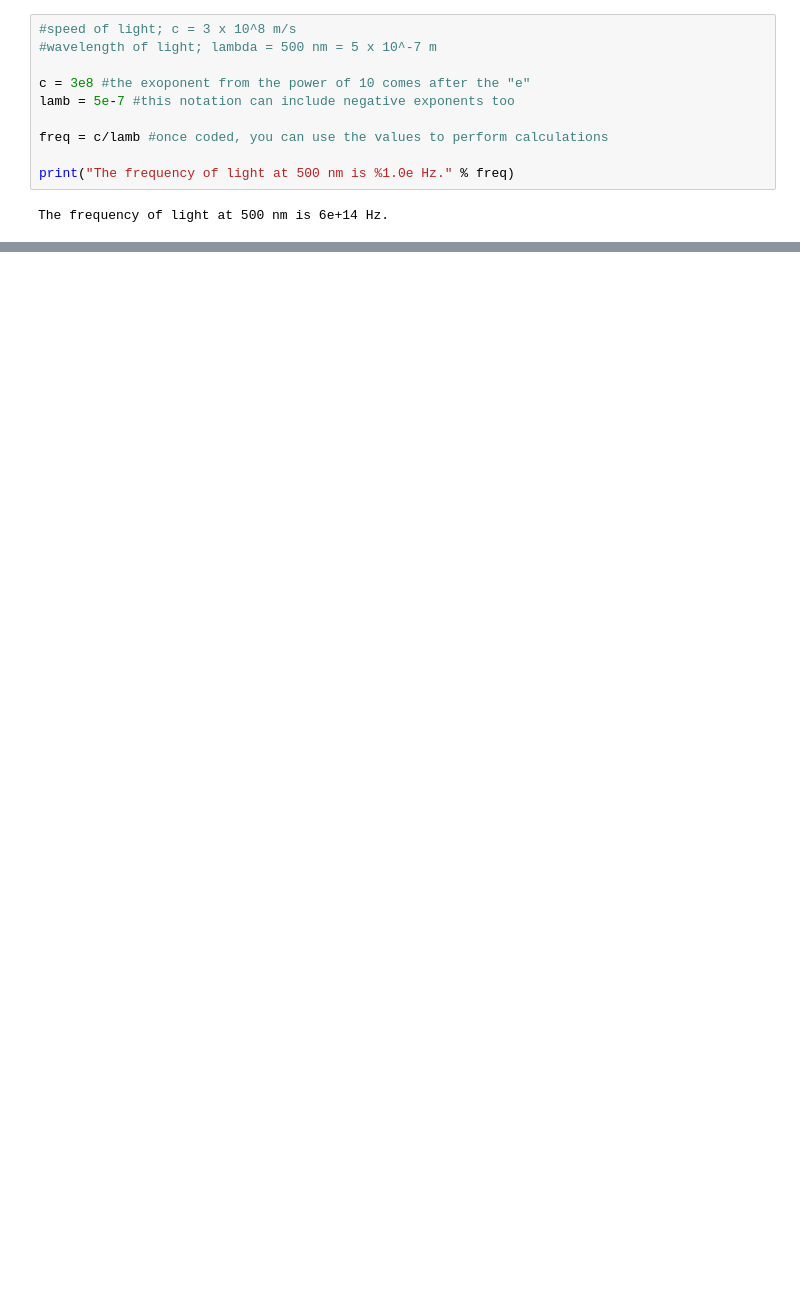
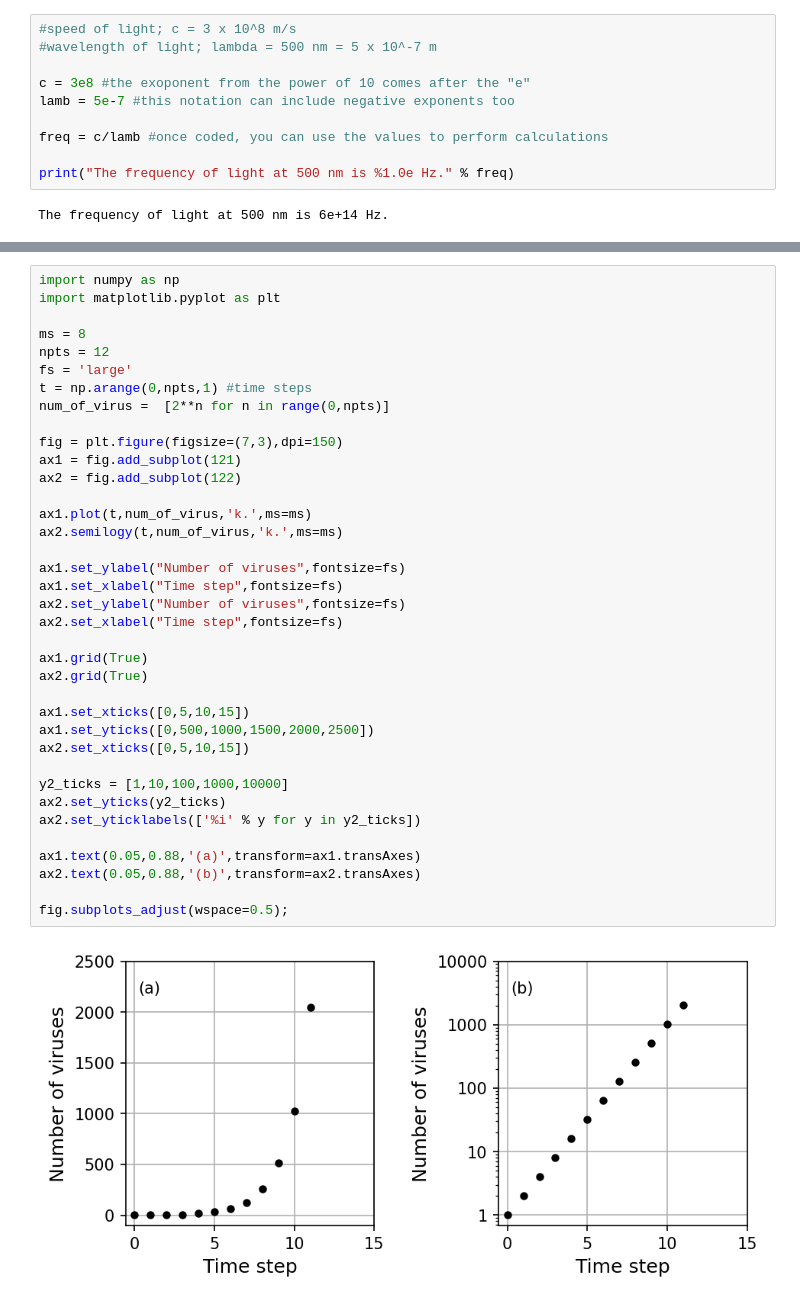
Before and after one commit to saturnaxis/IntroAstro, a Jupyter notebook: docs/_sources/Tutorials/thinking-like-astronomer.ipynb, the cells around one changed output, grey strips where cells are left out. Drawn from its saved outputs; the diff is of its cells as text; blank space fills up the shorter version.

```diff
--- a/docs/_sources/Tutorials/thinking-like-astronomer.ipynb
+++ b/docs/_sources/Tutorials/thinking-like-astronomer.ipynb
@@ -35,0 +131,39 @@ The frequency of light at 500 nm is 6e+14 Hz.
+# %%
+import numpy as np
+import matplotlib.pyplot as plt
+
+ms = 8
+npts = 12
+fs = 'large'
+t = np.arange(0,npts,1) #time steps
+num_of_virus =  [2**n for n in range(0,npts)]
+
+fig = plt.figure(figsize=(7,3),dpi=150)
+ax1 = fig.add_subplot(121)
+ax2 = fig.add_subplot(122)
+
+ax1.plot(t,num_of_virus,'k.',ms=ms)
+ax2.semilogy(t,num_of_virus,'k.',ms=ms)
+
+ax1.set_ylabel("Number of viruses",fontsize=fs)
+ax1.set_xlabel("Time step",fontsize=fs)
+ax2.set_ylabel("Number of viruses",fontsize=fs)
+ax2.set_xlabel("Time step",fontsize=fs)
+
+ax1.grid(True)
+ax2.grid(True)
+
+ax1.set_xticks([0,5,10,15])
+ax1.set_yticks([0,500,1000,1500,2000,2500])
+ax2.set_xticks([0,5,10,15])
+
+y2_ticks = [1,10,100,1000,10000]
+ax2.set_yticks(y2_ticks)
+ax2.set_yticklabels(['%i' % y for y in y2_ticks])
+
+ax1.text(0.05,0.88,'(a)',transform=ax1.transAxes)
+ax2.text(0.05,0.88,'(b)',transform=ax2.transAxes)
+
+fig.subplots_adjust(wspace=0.5);
+# %% [output]
+[figure, added]
```
Also changed, not shown: parts of 6 cells of this notebook, 17 other files.
